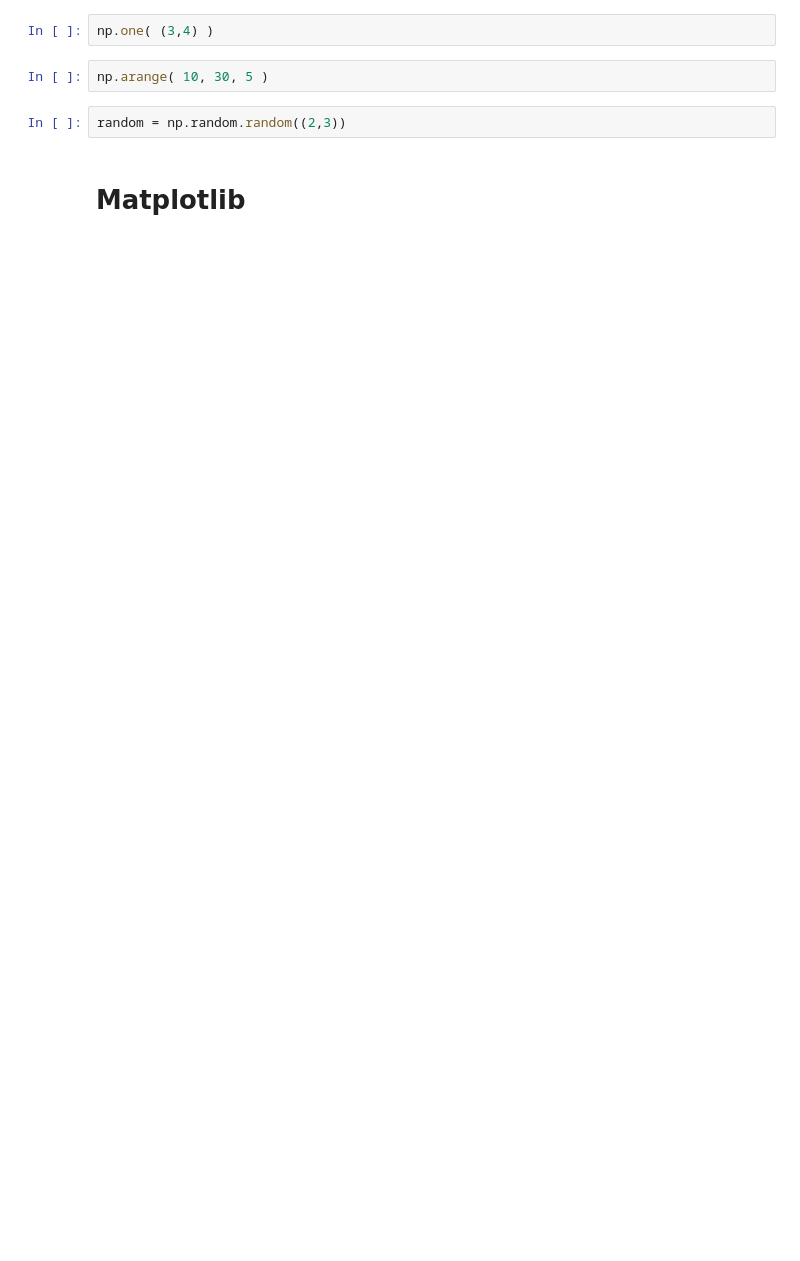
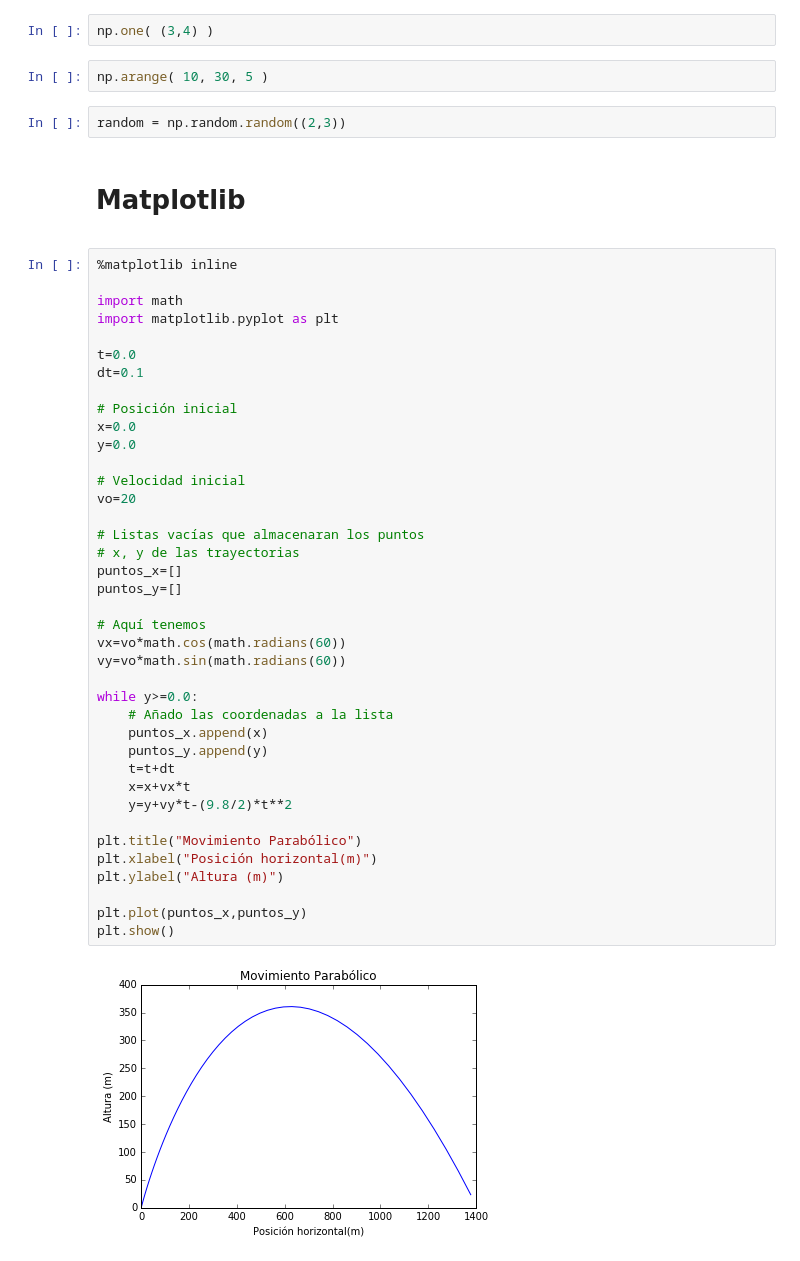
Before and after one commit to Daniel-M/IntroPythonBiologos, a Jupyter notebook: doc/notes/IntroPythonBiologos.ipynb, the cells around one changed output. Drawn from its saved outputs; the diff is of its cells as text; blank space fills up the shorter version.

```diff
--- a/doc/notes/IntroPythonBiologos.ipynb
+++ b/doc/notes/IntroPythonBiologos.ipynb
@@ -842,6 +859,47 @@ random = np.random.random((2,3))
 # %% [markdown]
 # Matplotlib
 <div id="ch:intro-matplotlib"></div>
+# %%
+%matplotlib inline
+
+import math
+import matplotlib.pyplot as plt
+
+t=0.0
+dt=0.1
+
+# Posición inicial
+x=0.0
+y=0.0
+
+# Velocidad inicial
+vo=20
+
+# Listas vacías que almacenaran los puntos
+# x, y de las trayectorias
+puntos_x=[]
+puntos_y=[]
+
+# Aquí tenemos
+vx=vo*math.cos(math.radians(60))
+vy=vo*math.sin(math.radians(60))
+
+while y>=0.0:
+    # Añado las coordenadas a la lista
+    puntos_x.append(x)
+    puntos_y.append(y)
+    t=t+dt
+    x=x+vx*t
+    y=y+vy*t-(9.8/2)*t**2
+
+plt.title("Movimiento Parabólico")
+plt.xlabel("Posición horizontal(m)")
+plt.ylabel("Altura (m)")
+
+plt.plot(puntos_x,puntos_y)
+plt.show()
+# %% [output]
+[figure, added]
 # %%
 %matplotlib inline
 
```
Also changed, not shown: parts of 26 cells of this notebook, 3 other files.
